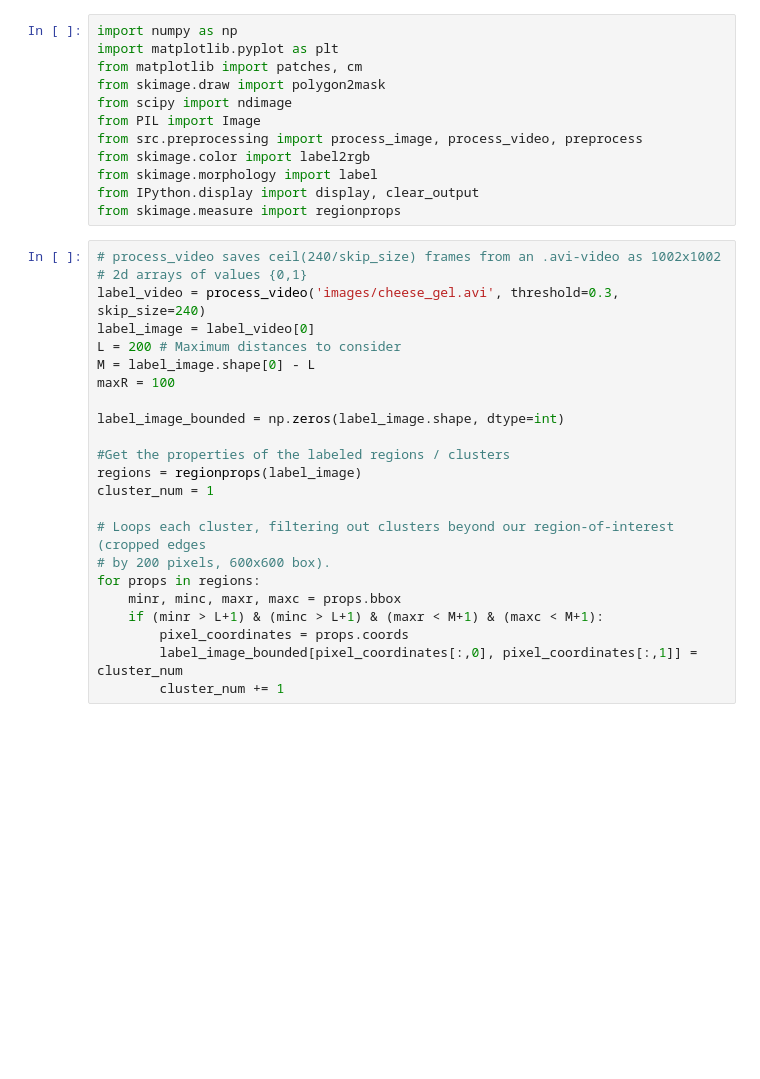
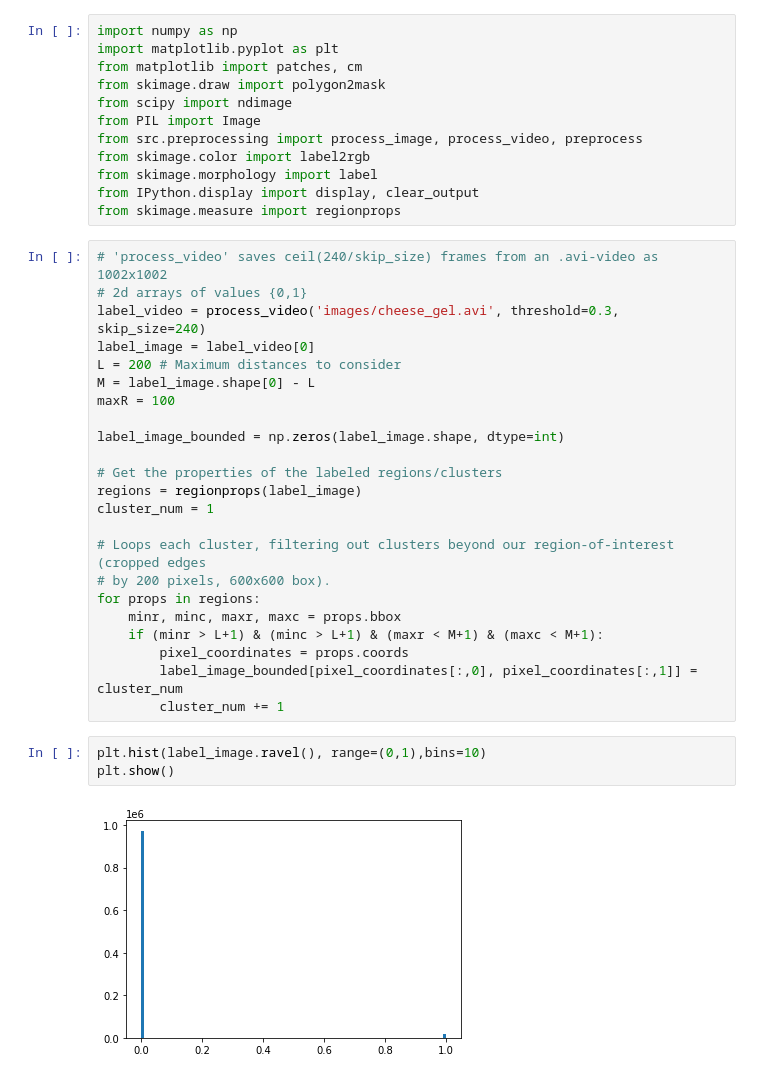
Before and after one commit to cappertherapper/Bachelorprojekt, a Jupyter notebook: demo.ipynb, the cells around one changed output. Saved outputs shown, nothing was run; the diff lists cells and outputs as text; blank space fills up the shorter version.

```diff
--- a/demo.ipynb
+++ b/demo.ipynb
@@ -11,7 +11,7 @@ from skimage.morphology import label
 from IPython.display import display, clear_output
 from skimage.measure import regionprops
 # %%
-# process_video saves ceil(240/skip_size) frames from an .avi-video as 1002x1002
+# 'process_video' saves ceil(240/skip_size) frames from an .avi-video as 1002x1002
 # 2d arrays of values {0,1}
 label_video = process_video('images/cheese_gel.avi', threshold=0.3, skip_size=240)
 label_image = label_video[0]
@@ -21,7 +21,7 @@ maxR = 100
 
 label_image_bounded = np.zeros(label_image.shape, dtype=int)
 
-#Get the properties of the labeled regions / clusters
+# Get the properties of the labeled regions/clusters
 regions = regionprops(label_image)
 cluster_num = 1
 
@@ -33,6 +33,11 @@ for props in regions:
         pixel_coordinates = props.coords
         label_image_bounded[pixel_coordinates[:,0], pixel_coordinates[:,1]] =  cluster_num
         cluster_num += 1
+# %%
+plt.hist(label_image.ravel(), range=(0,1),bins=10)
+plt.show()
+# %% [output]
+[figure, added]
 # %%
 '''
 Visualization - single cluster
```
Also changed, not shown: parts of 3 cells of this notebook.
